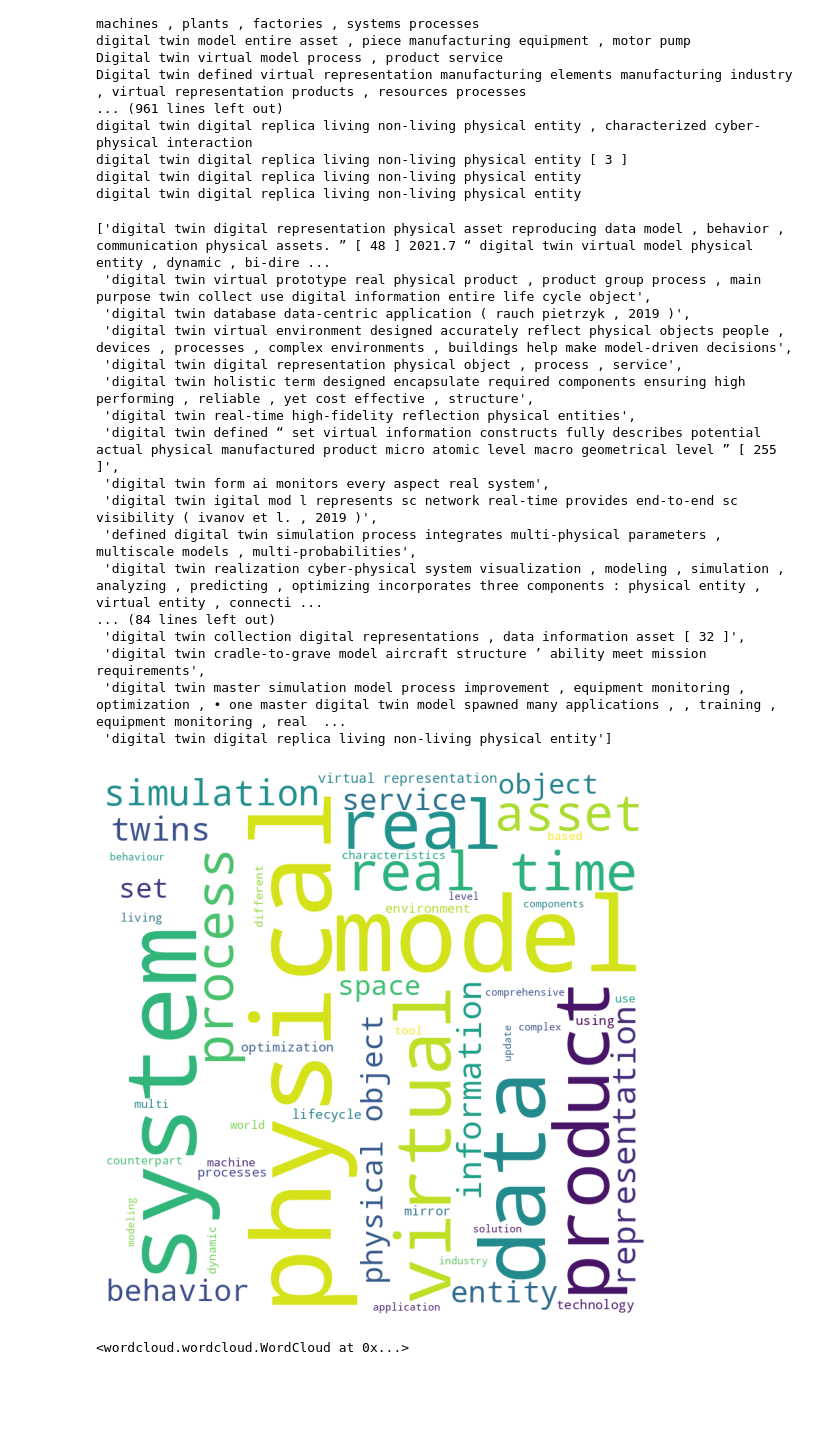
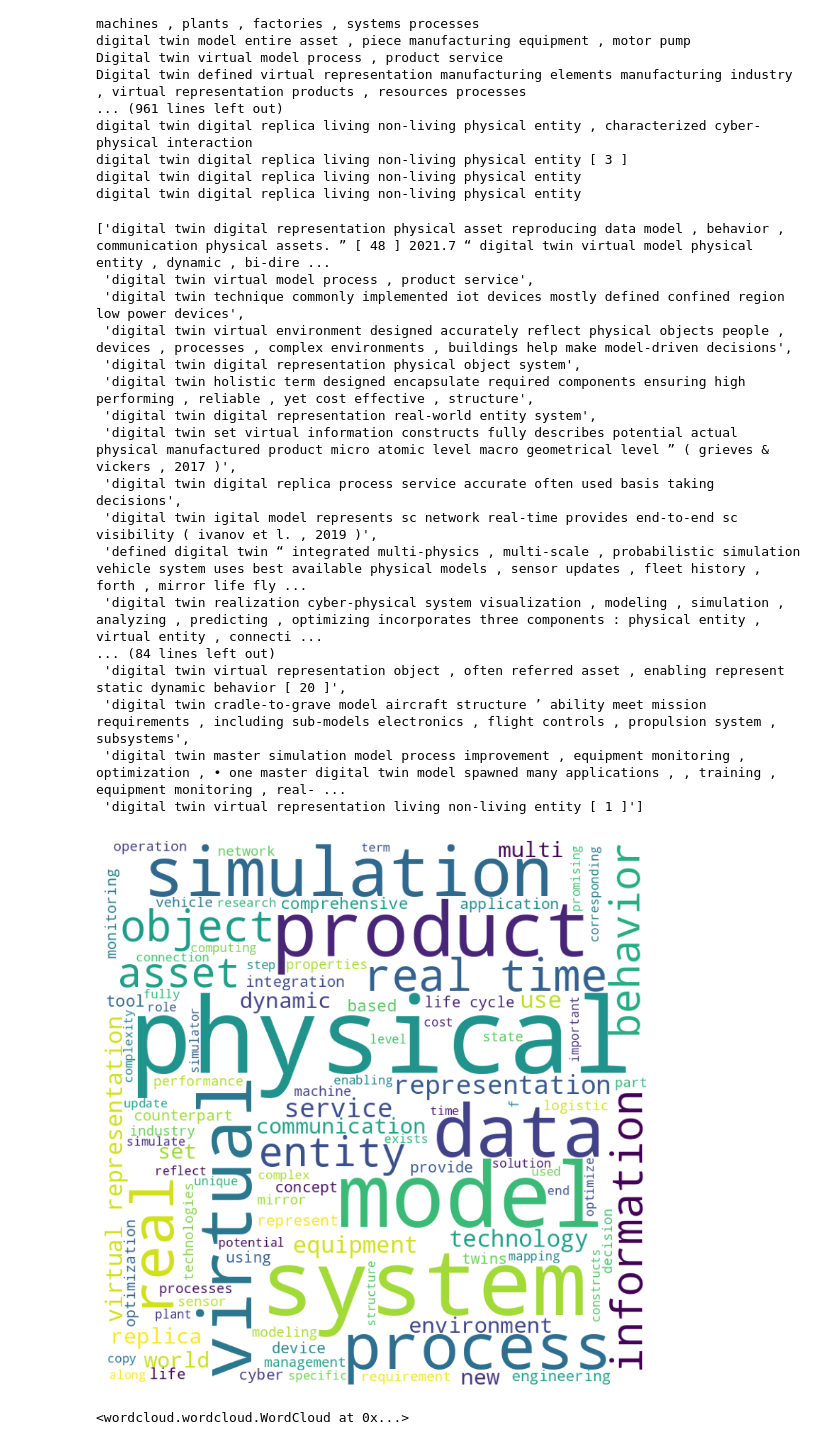
Before and after one commit to ualsg/dt-definitions, a Jupyter notebook: notebooks/05_word_cloud.ipynb, the cells around one changed output. Drawn from its saved outputs; the diff is of its cells as text; code cells hidden in the pictures; blank space fills up the shorter version.

```diff
--- a/notebooks/05_word_cloud.ipynb
+++ b/notebooks/05_word_cloud.ipynb
@@ -10,5 +32,5 @@ from nltk.tokenize import word_tokenize
 # %%
-df = pd.read_csv("filtered_df_clustered_lemmitized.csv")
+df = pd.read_csv("../csv/filtered_df_clustered_lemmitized.csv")
 # %%
 all_clusters = []
 for c in range(100):
@@ -45,22 +67,22 @@ for cluster in all_clusters:
 all_clusters_filtered
 # %% [output]
 ['digital twin digital representation physical asset reproducing data model , behavior , communication physical assets. ” [ 48 ] 2021.7 “ digital twin virtual model physical entity , dynamic , bi-dire ...
- 'digital twin virtual prototype real physical product , product group process , main purpose twin collect use digital information entire life cycle object',
- 'digital twin database data-centric application ( rauch pietrzyk , 2019 )',
+ 'digital twin virtual model process , product service',
+ 'digital twin technique commonly implemented iot devices mostly defined confined region low power devices',
  'digital twin virtual environment designed accurately reflect physical objects people , devices , processes , complex environments , buildings help make model-driven decisions',
- 'digital twin digital representation physical object , process , service',
+ 'digital twin digital representation physical object system',
  'digital twin holistic term designed encapsulate required components ensuring high performing , reliable , yet cost effective , structure',
- 'digital twin real-time high-fidelity reflection physical entities',
- 'digital twin defined “ set virtual information constructs fully describes potential actual physical manufactured product micro atomic level macro geometrical level ” [ 255 ]',
- 'digital twin form ai monitors every aspect real system',
- 'digital twin igital mod l represents sc network real-time provides end-to-end sc visibility ( ivanov et l. , 2019 )',
- 'defined digital twin simulation process integrates multi-physical parameters , multiscale models , multi-probabilities',
+ 'digital twin digital representation real-world entity system',
+ 'digital twin set virtual information constructs fully describes potential actual physical manufactured product micro atomic level macro geometrical level ” ( grieves & vickers , 2017 )',
+ 'digital twin digital replica process service accurate often used basis taking decisions',
+ 'digital twin igital model represents sc network real-time provides end-to-end sc visibility ( ivanov et l. , 2019 )',
+ 'defined digital twin “ integrated multi-physics , multi-scale , probabilistic simulation vehicle system uses best available physical models , sensor updates , fleet history , forth , mirror life fly ...
  'digital twin realization cyber-physical system visualization , modeling , simulation , analyzing , predicting , optimizing incorporates three components : physical entity , virtual entity , connecti ...
 ... (84 lines left out)
- 'digital twin collection digital representations , data information asset [ 32 ]',
- 'digital twin cradle-to-grave model aircraft structure ’ ability meet mission requirements',
- 'digital twin master simulation model process improvement , equipment monitoring , optimization , • one master digital twin model spawned many applications , , training , equipment monitoring , real  ...
- 'digital twin digital replica living non-living physical entity']
+ 'digital twin virtual representation object , often referred asset , enabling represent static dynamic behavior [ 20 ]',
+ 'digital twin cradle-to-grave model aircraft structure ’ ability meet mission requirements , including sub-models electronics , flight controls , propulsion system , subsystems',
+ 'digital twin master simulation model process improvement , equipment monitoring , optimization , • one master digital twin model spawned many applications , , training , equipment monitoring , real- ...
+ 'digital twin virtual representation living non-living entity [ 1 ]']
 # %%
 # for i, text in enumerate(all_clusters):
 #     print(i)
@@ -77,34 +99,33 @@ all_clusters_filtered
 #     )
 
 #     # Generate word cloud
 #     wordcloud.generate(text=text)
 
 #     # Display word cloud
 #     plt.imshow(wordcloud)
 #     plt.axis("off")
 #     plt.show()
 
 plt.figure(figsize=(10, 10))
 text = " ".join(all_clusters_filtered).replace(" et al.", " ")
 
 # Create WordCloud object
 wordcloud = WordCloud(
     width=800,
     height=800,
-    max_words=50,
+    max_words=100,
     stopwords=["the", "a", "an", "is", "of", "digital", "twin", "et" "al", "et al", "et al", "defined", "describes", "et al."],
     background_color="white",
-
     # colormap="viridis",
 )
 
 # Generate word cloud
 wordcloud.generate(text=text)
 
 # Display word cloud
 plt.imshow(wordcloud)
 plt.axis("off")
 plt.show()
 # %% [output]
-[figure, old version]
+[figure, new version]
 # %%
```
Also changed, not shown: parts of 2 cells of this notebook, 6 other files.
